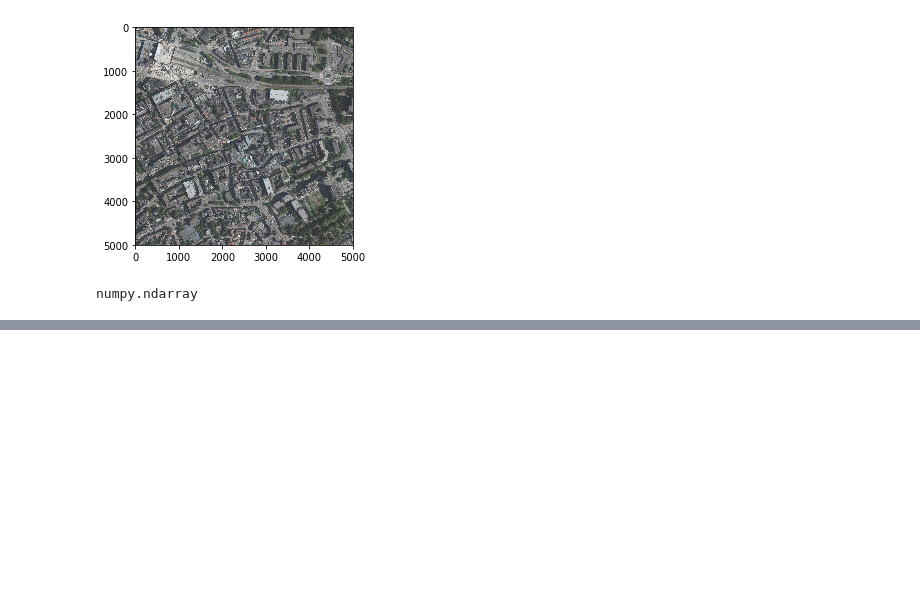
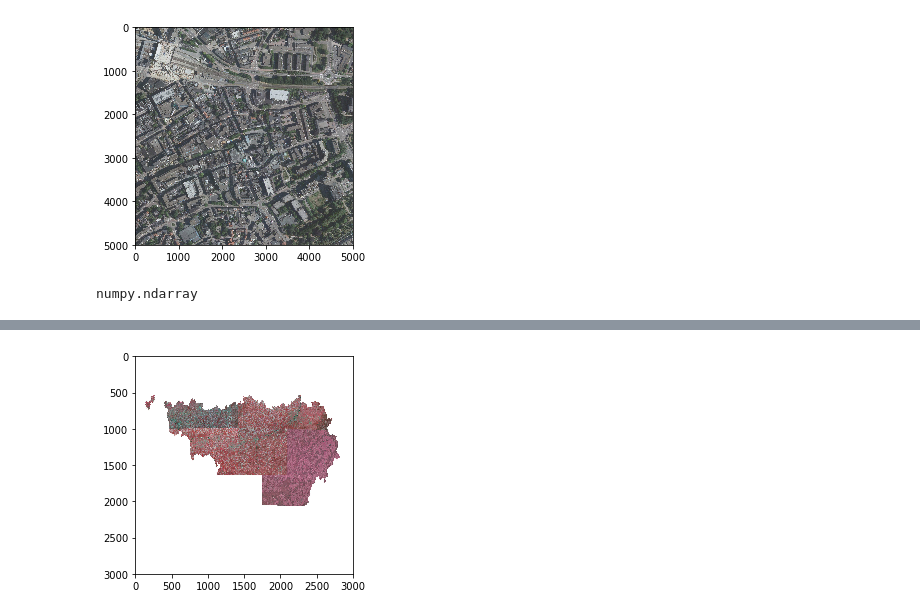
Before and after one commit to SB-BISS/DeepSolaris, a Jupyter notebook: Python/DeepSolarisAutomaticNRWAnalysis.ipynb, the cells around one changed output, grey strips where cells are left out. Saved outputs shown, nothing was run; the diff lists cells and outputs as text; code cells hidden in the pictures; blank space fills up the shorter version.

```diff
--- a/Python/DeepSolarisAutomaticNRWAnalysis.ipynb
+++ b/Python/DeepSolarisAutomaticNRWAnalysis.ipynb
@@ -498,0 +585,7 @@ numpy.ndarray
+# %%
+#http://geoservices.wallonie.be/arcgis/services/IMAGERIE/ORTHO_MAILLAGE_TUILAGE_2017/MapServer/WMSServer?request=GetCapabilities&service=WMS
+#https://geodata.nationaalgeoregister.nl/luchtfoto/rgb/wms?&request=GetCapabilities
+#http://geoservices.wallonie.be/arcgis/services/IMAGERIE/ORTHO_2017_IR/MapServer/WMSServer?request=GetCapabilities&service=WMS
+from owslib.wms import WebMapService
+
+wms = WebMapService('http://geoservices.wallonie.be/arcgis/services/IMAGERIE/ORTHO_2017_IR/MapServer/WMSServer?request=GetCapabilities&service=WMS', version='1.1.1')
@@ -498,0 +613,24 @@ numpy.ndarray
+# %%
+img = wms.getmap(layers=['0'], srs='EPSG:4326',
+                bbox=(2.654318, 49.426123, 6.651396, 51.110623),
+                size=(3000, 3000), format='image/jpeg', transparent=True)
+
+#plt.imshow(img.read())
+#plt.show()
+
+image_name = "belgium.jpg"
+
+out = open(image_name, 'wb')
+out.write(img.read())
+out.close()
+
+
+import matplotlib.pyplot as plt
+import matplotlib.image as mpimg
+
+imgl=mpimg.imread(image_name)
+imgplot = plt.imshow(imgl)
+
+plt.show() #Image of Belgium.
+# %% [output]
+[figure, added]
```
Also changed, not shown: parts of 17 cells of this notebook, 1 other file.
